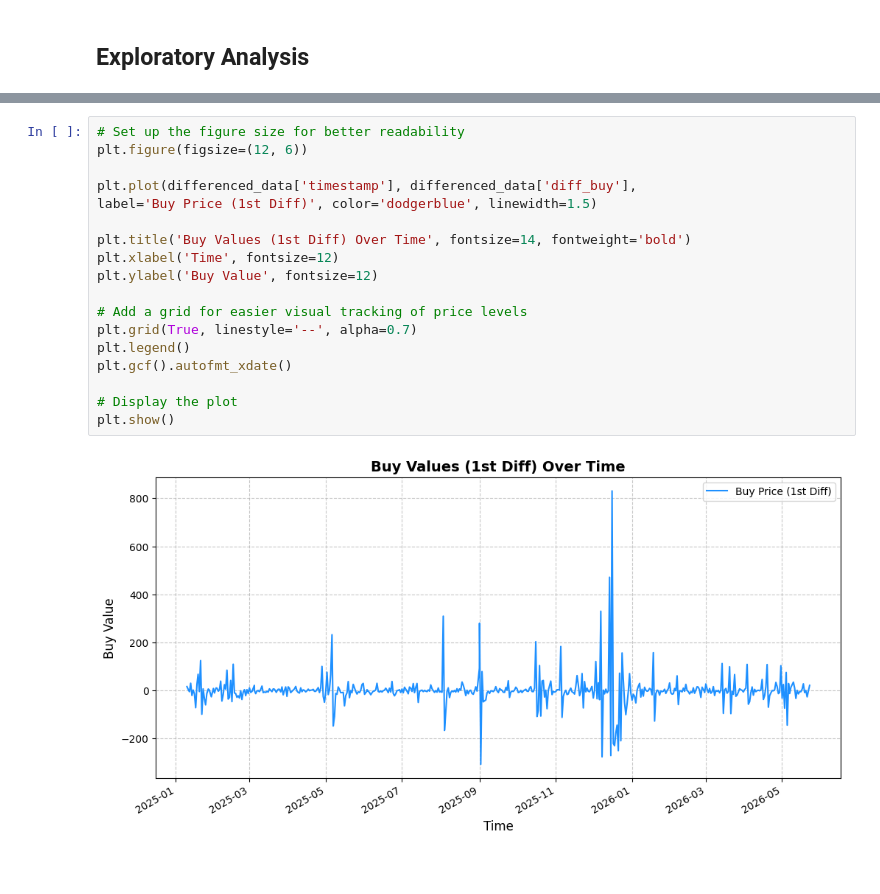
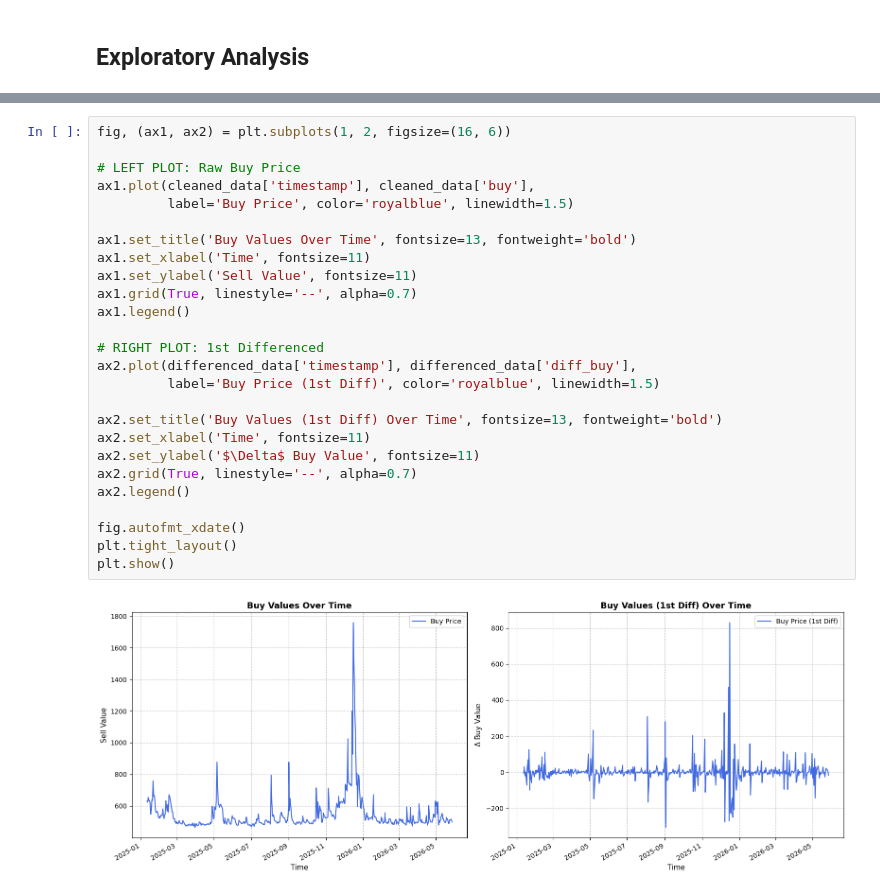
Before and after one commit to Lukee563/Time-Series-Modeling, a Jupyter notebook: analysis/modeling.ipynb, the cells around one changed output, grey strips where cells are left out. Cells and saved outputs as stored; diff of their text form; blank space fills up the shorter version.

```diff
--- a/analysis/modeling.ipynb
+++ b/analysis/modeling.ipynb
@@ -134,21 +94,29 @@ max   830.7000   606.5000
 # %%
-# Set up the figure size for better readability
-plt.figure(figsize=(12, 6))
+fig, (ax1, ax2) = plt.subplots(1, 2, figsize=(16, 6))
 
-plt.plot(differenced_data['timestamp'], differenced_data['diff_buy'],
-label='Buy Price (1st Diff)', color='dodgerblue', linewidth=1.5)
+# LEFT PLOT: Raw Buy Price
+ax1.plot(cleaned_data['timestamp'], cleaned_data['buy'],
+         label='Buy Price', color='royalblue', linewidth=1.5)
 
-plt.title('Buy Values (1st Diff) Over Time', fontsize=14, fontweight='bold')
-plt.xlabel('Time', fontsize=12)
-plt.ylabel('Buy Value', fontsize=12)
+ax1.set_title('Buy Values Over Time', fontsize=13, fontweight='bold')
+ax1.set_xlabel('Time', fontsize=11)
+ax1.set_ylabel('Sell Value', fontsize=11)
+ax1.grid(True, linestyle='--', alpha=0.7)
+ax1.legend()
 
-# Add a grid for easier visual tracking of price levels
-plt.grid(True, linestyle='--', alpha=0.7)
-plt.legend()
-plt.gcf().autofmt_xdate()
+# RIGHT PLOT: 1st Differenced
+ax2.plot(differenced_data['timestamp'], differenced_data['diff_buy'],
+         label='Buy Price (1st Diff)', color='royalblue', linewidth=1.5)
 
-# Display the plot
+ax2.set_title('Buy Values (1st Diff) Over Time', fontsize=13, fontweight='bold')
+ax2.set_xlabel('Time', fontsize=11)
+ax2.set_ylabel('$\Delta$ Buy Value', fontsize=11)
+ax2.grid(True, linestyle='--', alpha=0.7)
+ax2.legend()
+
+fig.autofmt_xdate()
+plt.tight_layout()
 plt.show()
 # %% [output]
-[figure, old version]
+[figure, new version]
 # %%
```
Also changed, not shown: parts of 7 cells of this notebook, 4 other files.
